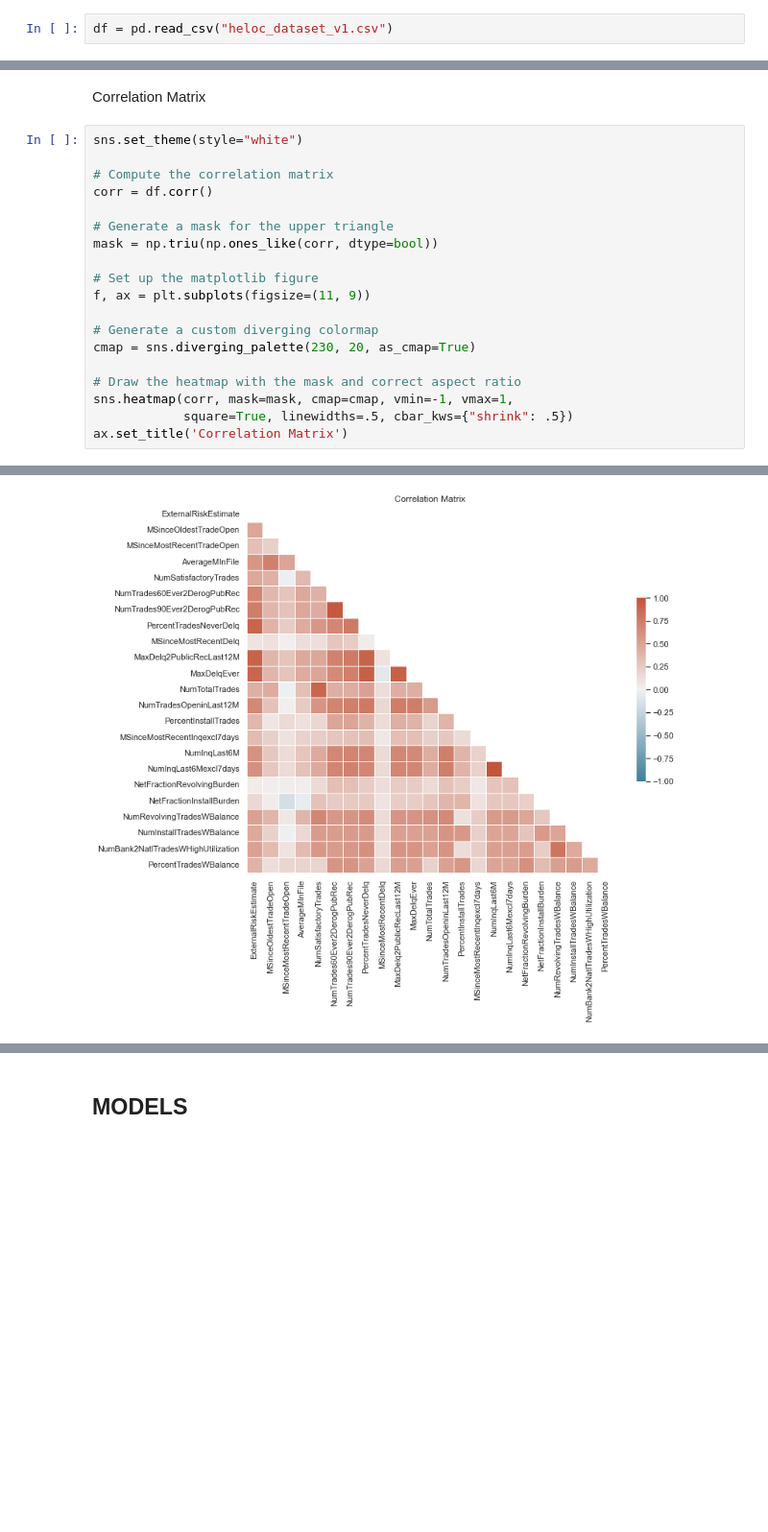
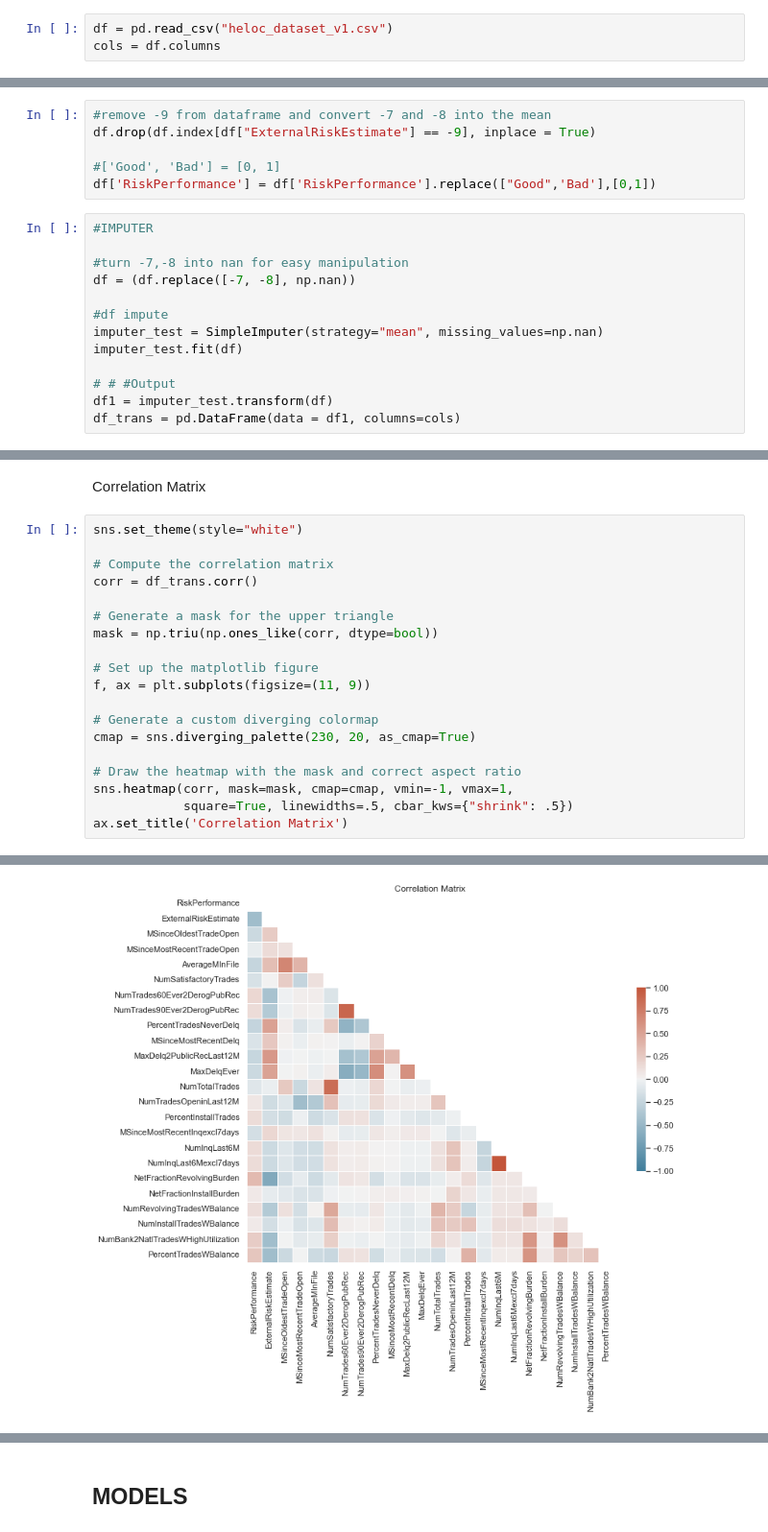
Before and after one commit to mnovovil/CreditRiskPredictiveModel, a Jupyter notebook: CIS_432_FinalProject_Script.ipynb, the cells around one changed output, grey strips where cells are left out. Shown at 96% size. Saved outputs shown, nothing was run; the diff lists cells and outputs as text; blank space fills up the shorter version.

Commit message:
applied SimpleImpute

```diff
--- a/CIS_432_FinalProject_Script.ipynb
+++ b/CIS_432_FinalProject_Script.ipynb
@@ -35,3 +35,4 @@ random.seed(10)
 <a class='anchor' id='etl'></a>
 # %%
 df = pd.read_csv("heloc_dataset_v1.csv")
+cols = df.columns
@@ -42,3 +82,22 @@ df = pd.read_csv("heloc_dataset_v1.csv")
+# %%
+#remove -9 from dataframe and convert -7 and -8 into the mean
+df.drop(df.index[df["ExternalRiskEstimate"] == -9], inplace = True)
+
+#['Good', 'Bad'] = [0, 1]
+df['RiskPerformance'] = df['RiskPerformance'].replace(["Good",'Bad'],[0,1])
+# %%
+#IMPUTER
+
+#turn -7,-8 into nan for easy manipulation
+df = (df.replace([-7, -8], np.nan))
+
+#df impute
+imputer_test = SimpleImputer(strategy="mean", missing_values=np.nan)
+imputer_test.fit(df)
+
+# # #Output
+df1 = imputer_test.transform(df)
+df_trans = pd.DataFrame(data = df1, columns=cols)
 # %% [markdown]
 # Descriptive Analysis
 <a class='anchor' id='descriptive-analysis'></a>
@@ -53,24 +144,24 @@ Correlation Matrix
 # %%
 sns.set_theme(style="white")
 
 # Compute the correlation matrix
-corr = df.corr()
+corr = df_trans.corr()
 
 # Generate a mask for the upper triangle
 mask = np.triu(np.ones_like(corr, dtype=bool))
 
 # Set up the matplotlib figure
 f, ax = plt.subplots(figsize=(11, 9))
 
 # Generate a custom diverging colormap
 cmap = sns.diverging_palette(230, 20, as_cmap=True)
 
 # Draw the heatmap with the mask and correct aspect ratio
 sns.heatmap(corr, mask=mask, cmap=cmap, vmin=-1, vmax=1,
             square=True, linewidths=.5, cbar_kws={"shrink": .5})
 ax.set_title('Correlation Matrix')
 # %% [output]
 Text(0.5, 1.0, 'Correlation Matrix')
-[figure, old version]
+[figure, new version]
 # %%
 #separate variables
```
Also changed, not shown: parts of 31 cells of this notebook.
